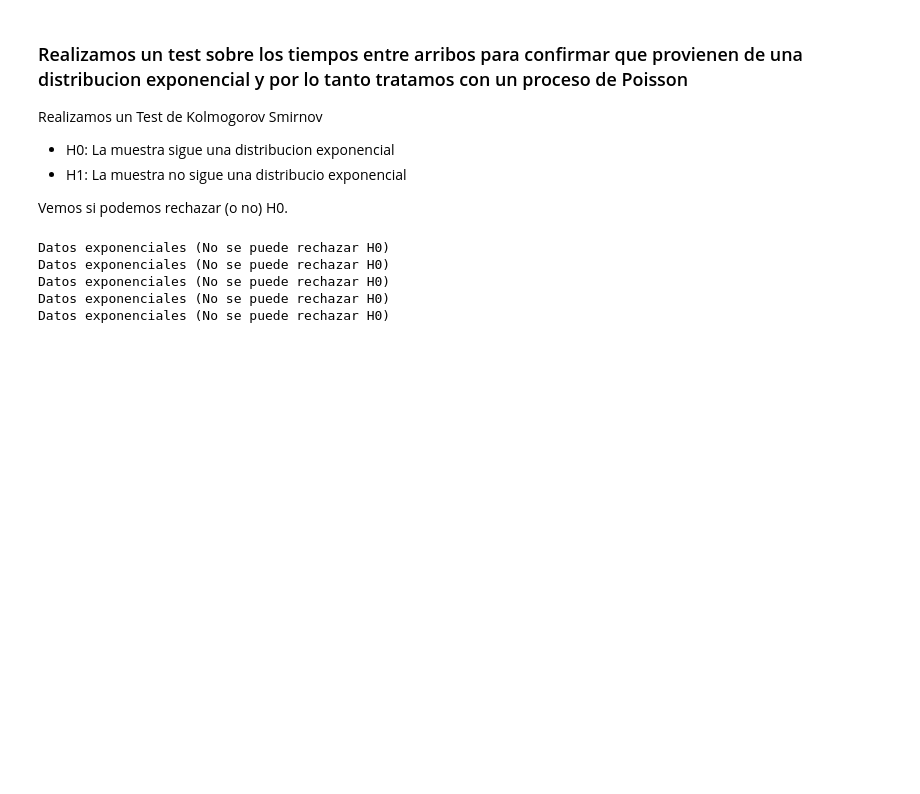
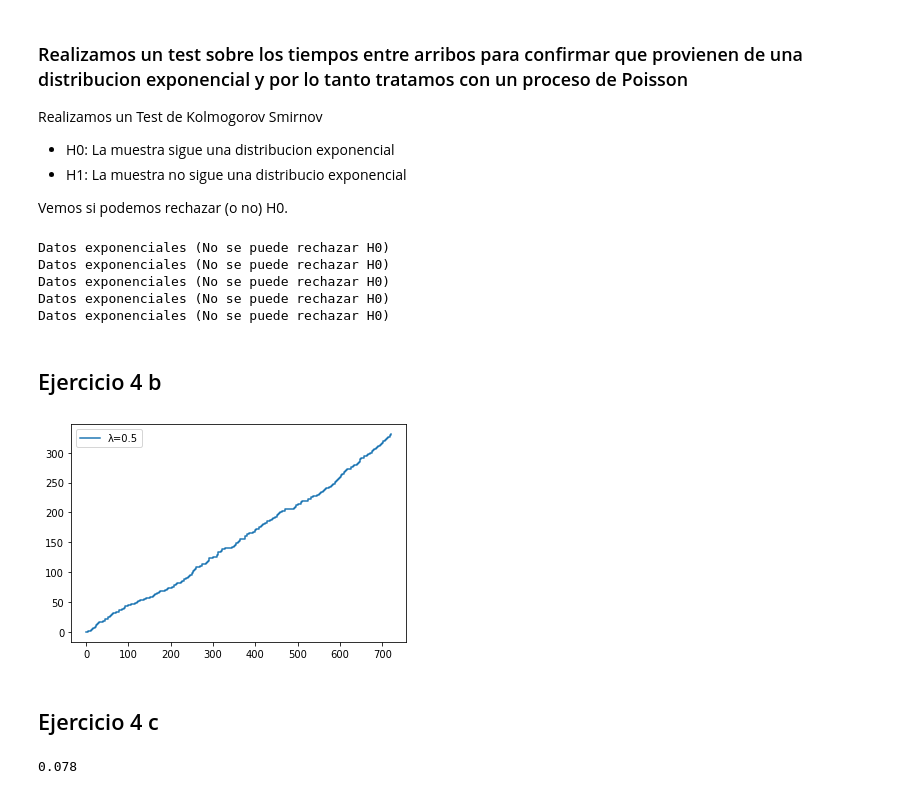
Before and after one commit to ramirogestoso/simulacion-2c-2022, a Jupyter notebook: testRand.ipynb, the cells around one changed output. Saved outputs shown, nothing was run; the diff lists cells and outputs as text; code cells hidden in the pictures; blank space fills up the shorter version.

```diff
--- a/testRand.ipynb
+++ b/testRand.ipynb
@@ -246,3 +247,5 @@ Datos exponenciales (No se puede rechazar H0)
 Datos exponenciales (No se puede rechazar H0)
 Datos exponenciales (No se puede rechazar H0)
 Datos exponenciales (No se puede rechazar H0)
+# %% [markdown]
+## Ejercicio 4 b
@@ -248,0 +273,47 @@ Datos exponenciales (No se puede rechazar H0)
+# %%
+import numpy as np
+import matplotlib.pyplot as plt
+
+def run_poisson_process(lamb, tmax):
+
+    generador = LNX()
+
+    # Guaramos el tiempo de los arribos que van llegando
+    t=[]
+
+    # Partinmos desde t0=0
+    arribo=0
+
+    while (arribo <= tmax):
+        # Representa el tiempo entre el arribo tn y tn-1
+        x = generador.next_run()
+        z = to_exp(x, 0.5)
+        # Te paras en el anterior y le sumas el nuevo tiempo
+        arribo=arribo+z
+        # Lo agregas a la lista
+        t.append(arribo)
+
+    return t
+
+# Parametro de la exponencial (0.5 HORAS)
+lamb = 1/0.5
+
+# tiempo maximo
+tmax = 30 * 24 #(HORAS)
+
+# Corro el proceso
+t = run_poisson_process(lamb, tmax)
+
+# En este momento tu t0=0 y tn= tiempo del maximo arribo
+# Estan todos guardados en la lista
+
+# Grafico
+# En el eje horizontal tenemos el tiempo
+# En el eje vertical tenemos la cantidad de arribos par aun instante t
+plt.step(t,range(len(t)),where= 'post' ,label='λ=0.5')
+plt.legend()
+plt.show()
+# %% [output]
+[figure, added]
+# %% [markdown]
+## Ejercicio 4 c
@@ -248,0 +331,29 @@ Datos exponenciales (No se puede rechazar H0)
+# %%
+# SIMULACIÓN
+
+# Parametro de la exponencial (0.5 HORAS)
+lamb = 1/0.5
+
+# tiempo maximo
+tmax = 30 * 24 #(HORAS)
+
+# cantindad de intentos
+n = 1000
+
+# Calculo los casos favorables
+favorables = 0
+#corro 1000 veces el experimento
+for i in range (0,n):
+    t = run_poisson_process(lamb, tmax)
+
+    t_primer_arribo = t[0]
+
+    if t_primer_arribo < 10/60:
+        favorables += 1
+
+# P = Favoriables / totales
+P = favorables / n
+
+print(P)
+# %% [output]
+0.078
```
Also changed, not shown: parts of 17 cells of this notebook.
